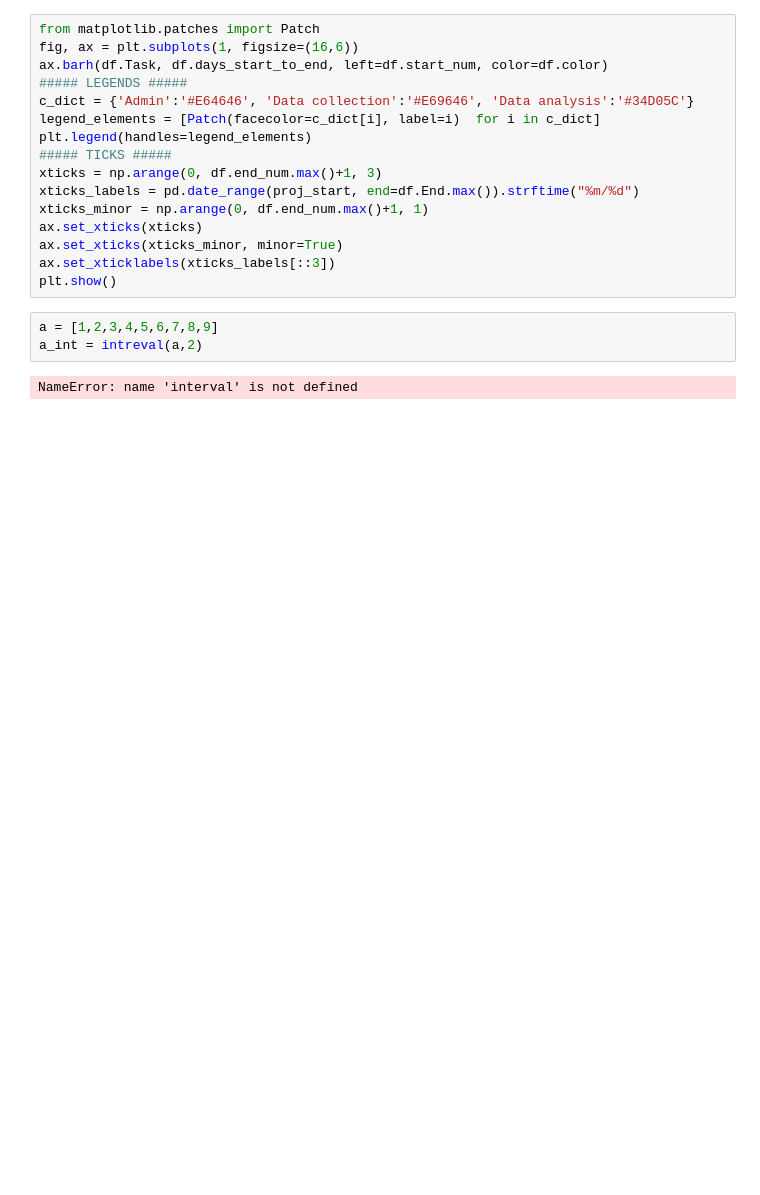
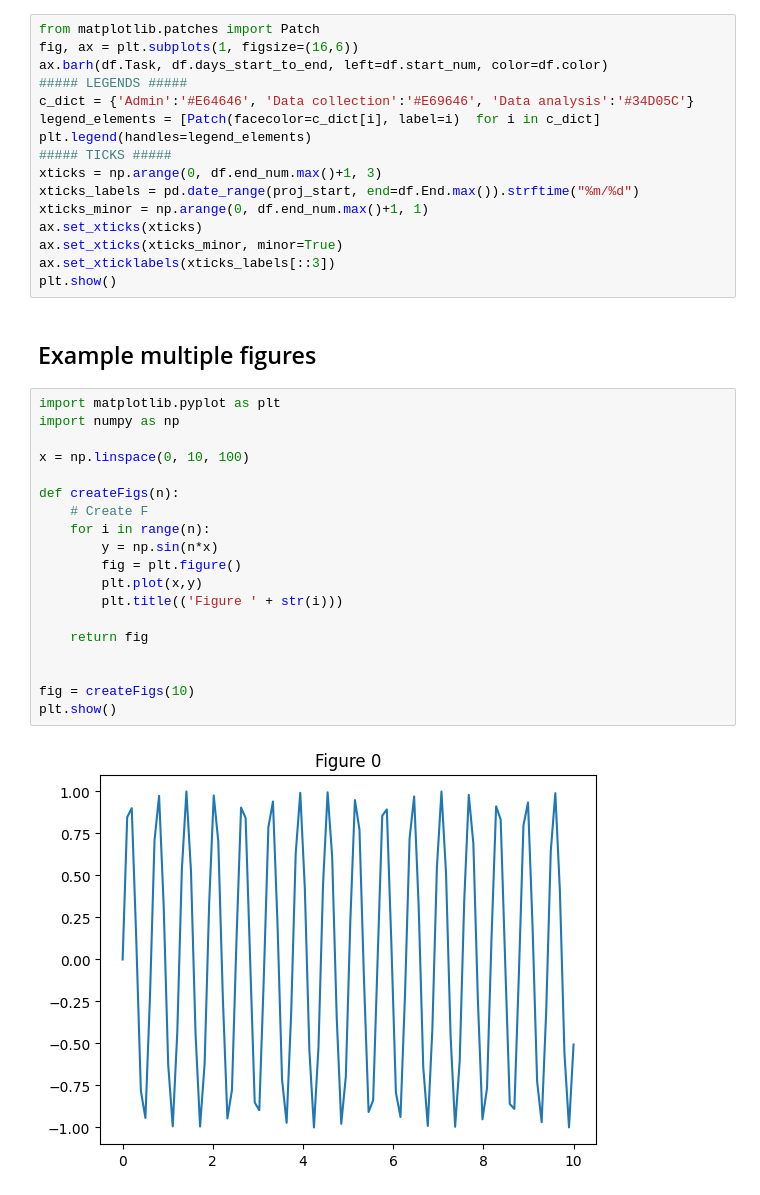
Before and after one commit to basgoncalves/python_projects, a Jupyter notebook: python_challanges.ipynb, the cells around one changed output. Cells and saved outputs as stored; diff of their text form; blank space fills up the shorter version.

```diff
--- a/python_challanges.ipynb
+++ b/python_challanges.ipynb
@@ -193,8 +186,26 @@ ax.set_xticks(xticks)
 ax.set_xticks(xticks_minor, minor=True)
 ax.set_xticklabels(xticks_labels[::3])
 plt.show()
-# %%
-a = [1,2,3,4,5,6,7,8,9]
-a_int = intreval(a,2)
-# %% [output]
-NameError: name 'interval' is not defined
+# %% [markdown]
+## Example multiple figures
+# %%
+import matplotlib.pyplot as plt
+import numpy as np
+
+x = np.linspace(0, 10, 100)
+
+def createFigs(n):
+    # Create F
+    for i in range(n):
+        y = np.sin(n*x)
+        fig = plt.figure()
+        plt.plot(x,y)
+        plt.title(('Figure ' + str(i)))
+
+    return fig
+
+
+fig = createFigs(10)
+plt.show()
+# %% [output]
+[figure, added]
```
Also changed, not shown: parts of 2 cells of this notebook, 1 other file.
